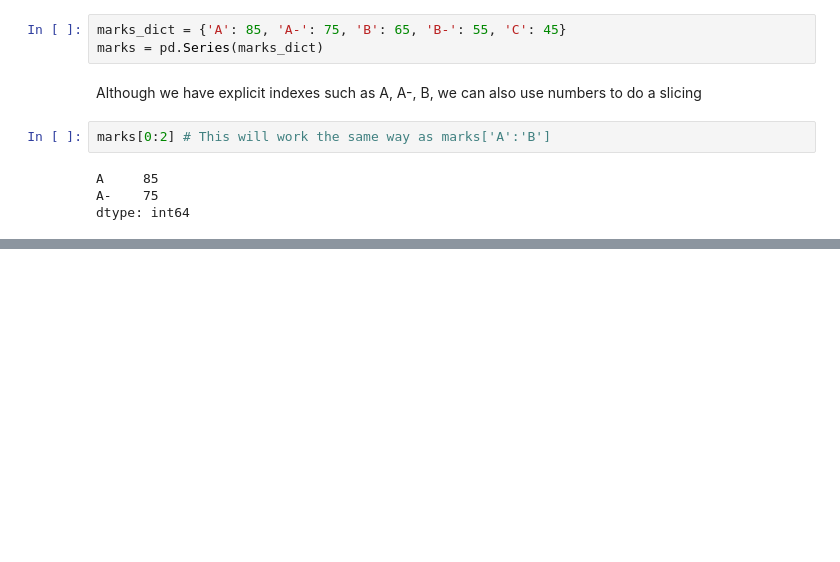
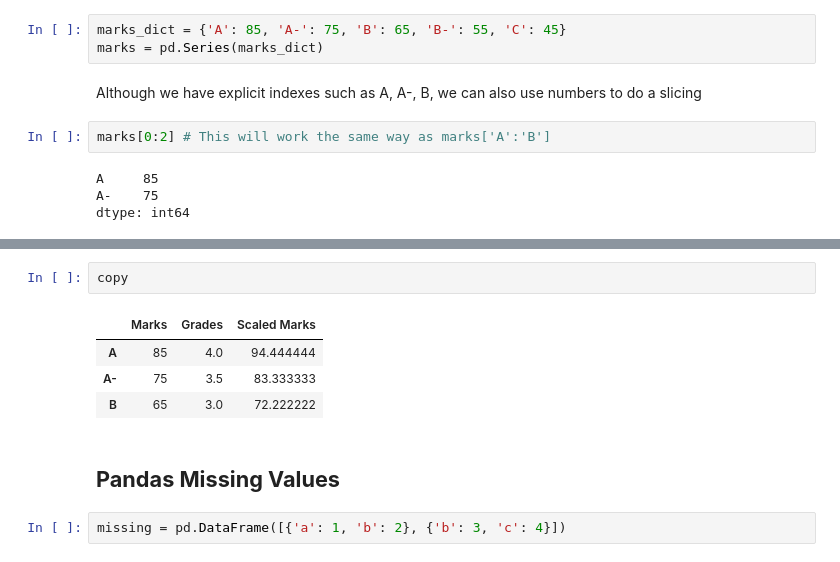
Before and after one commit to tarsojabbes/basics-data-analysis, a Jupyter notebook: IntroductionToPandas.ipynb, the cells around one changed output, grey strips where cells are left out. Saved outputs shown, nothing was run; the diff lists cells and outputs as text; blank space fills up the shorter version.

```diff
--- a/IntroductionToPandas.ipynb
+++ b/IntroductionToPandas.ipynb
@@ -54,0 +97,11 @@ dtype: int64
+# %%
+copy
+# %% [output]
+|  | Marks | Grades | Scaled Marks |
+| A | 85 | 4.0 | 94.444444 |
+| A- | 75 | 3.5 | 83.333333 |
+| B | 65 | 3.0 | 72.222222 |
+# %% [markdown]
+## **Pandas Missing Values**
+# %%
+missing = pd.DataFrame([{'a': 1, 'b': 2}, {'b': 3, 'c': 4}])
```
Also changed, not shown: parts of 23 cells of this notebook.
